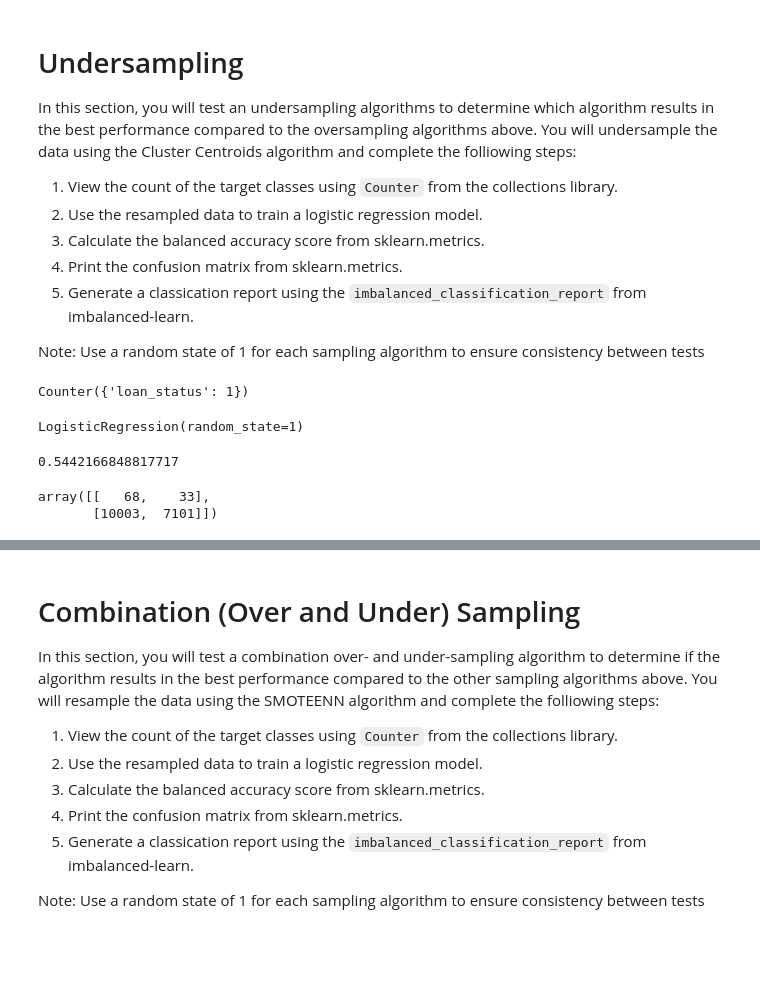
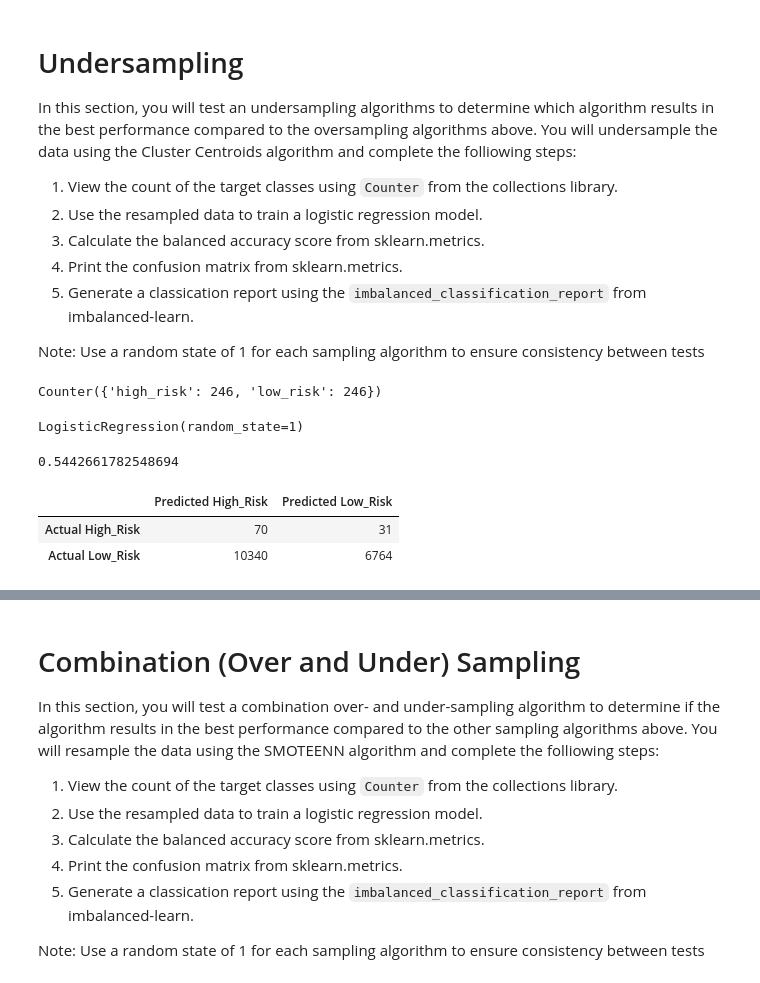
Before and after one commit to Beetleee/Credit_Risk_Analysis, a Jupyter notebook: credit_risk_resampling_starter_code.ipynb, the cells around one changed output, grey strips where cells are left out. Saved outputs shown, nothing was run; the diff lists cells and outputs as text; code cells hidden in the pictures; blank space fills up the shorter version.

```diff
--- a/credit_risk_resampling_starter_code.ipynb
+++ b/credit_risk_resampling_starter_code.ipynb
@@ -229,36 +231,38 @@ Note: Use a random state of 1 for each sampling algorithm to ensure consistency
 # Resample the data using the ClusterCentroids resampler
 # Warning: This is a large dataset, and this step may take some time to complete
 from imblearn.under_sampling import ClusterCentroids
-cc = ClusterCentroids(random_state=1)
-X_resampled, y_resampled = cc.fit_resample(X_train, y_train)
+cclus = ClusterCentroids(random_state=1)
+X_resampled, y_resampled = cclus.fit_resample(X_train, y_train)
 print(Counter(y_resampled["loan_status"]))
 # %% [output]
-Counter({'loan_status': 1})
+Counter({'high_risk': 246, 'low_risk': 246})
 # %%
 # Train the Logistic Regression model using the resampled data
-modelU = LogisticRegression(solver='lbfgs', random_state=1)
-modelU.fit(X_resampled, y_resampled)
+untrain1 = LogisticRegression(solver='lbfgs', random_state=1)
+untrain1.fit(X_resampled, y_resampled)
 # %% [output]
 LogisticRegression(random_state=1)
 # %%
 # Calculate predictions
-y_pred = modelU.predict(X_test)
+y_pred = untrain1.predict(X_test)
 # Calculated the balanced accuracy score
 balanced_accuracy_score(y_test, y_pred)
 # %% [output]
-0.5442166848817717
+0.5442661782548694
 # %%
 # Display the confusion matrix
-cm3 = confusion_matrix(y_test, y_pred)
+ccm3 = confusion_matrix(y_test, y_pred)
 
 # Create a DataFrame from the confusion matrix.
-cm3_df = pd.DataFrame(
-    cm3, index=["Actual High_Risk", "Actual Low_Risk"], columns=["Predicted High_Risk", "Predicted Low_Risk"])
+ccm3_df = pd.DataFrame(
+    ccm3, index=["Actual High_Risk", "Actual Low_Risk"],
+    columns=["Predicted High_Risk", "Predicted Low_Risk"])
 
-cm3_df
+ccm3_df
 # %% [output]
-array([[   68,    33],
-       [10003,  7101]])
+|  | Predicted High_Risk | Predicted Low_Risk |
+| Actual High_Risk | 70 | 31 |
+| Actual Low_Risk | 10340 | 6764 |
 # %%
 # Print the imbalanced classification report
 print(classification_report_imbalanced(y_test, y_pred))
```
Also changed, not shown: parts of 16 cells of this notebook, 16 other files.
